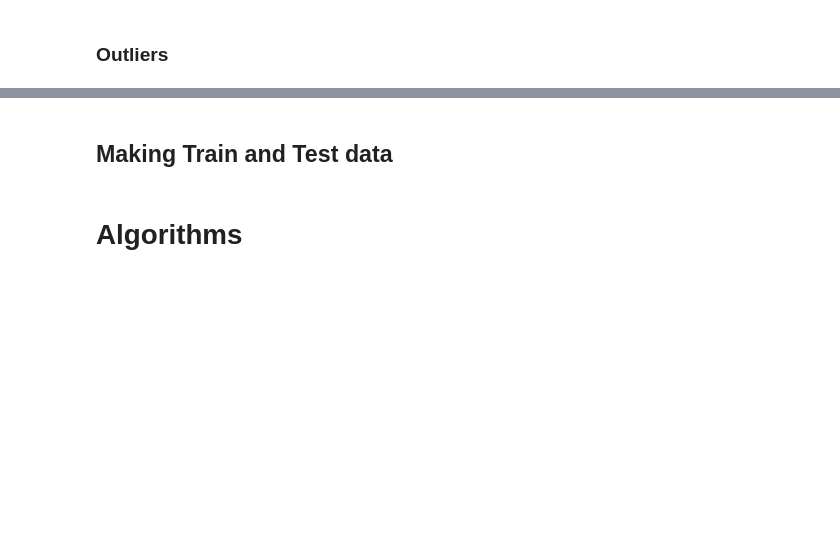
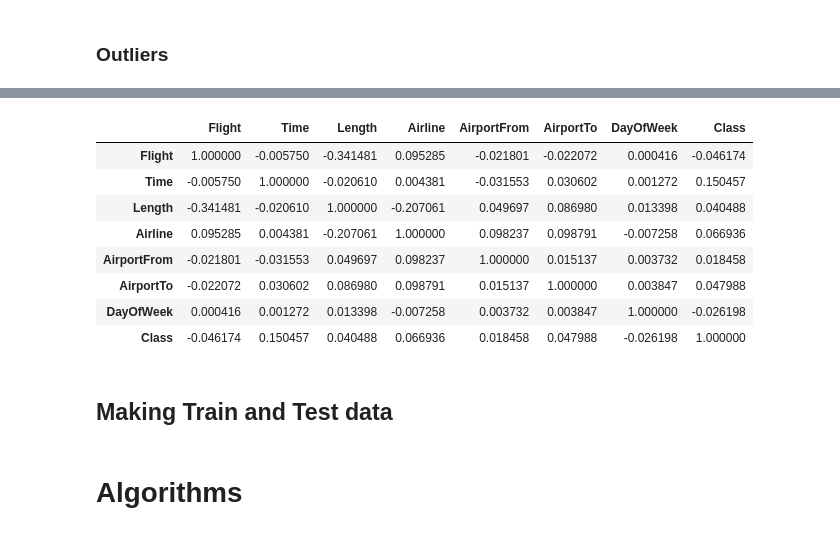
Before and after one commit to ICWeiner/FEUP-IART, a Jupyter notebook: Proj2/IA_T10_G27_Assignment2.ipynb, the cells around one changed output, grey strips where cells are left out. Drawn from its saved outputs; the diff is of its cells as text; code cells hidden in the pictures; blank space fills up the shorter version.

```diff
--- a/Proj2/IA_T10_G27_Assignment2.ipynb
+++ b/Proj2/IA_T10_G27_Assignment2.ipynb
@@ -139,3 +219,15 @@ data.head()
+# %%
+data.corr()
+# %% [output]
+|  | Flight | Time | Length | Airline | AirportFrom | AirportTo | DayOfWeek | Class |
+| Flight | 1.000000 | -0.005750 | -0.341481 | 0.095285 | -0.021801 | -0.022072 | 0.000416 | -0.046174 |
+| Time | -0.005750 | 1.000000 | -0.020610 | 0.004381 | -0.031553 | 0.030602 | 0.001272 | 0.150457 |
+| Length | -0.341481 | -0.020610 | 1.000000 | -0.207061 | 0.049697 | 0.086980 | 0.013398 | 0.040488 |
+| Airline | 0.095285 | 0.004381 | -0.207061 | 1.000000 | 0.098237 | 0.098791 | -0.007258 | 0.066936 |
+| AirportFrom | -0.021801 | -0.031553 | 0.049697 | 0.098237 | 1.000000 | 0.015137 | 0.003732 | 0.018458 |
+| AirportTo | -0.022072 | 0.030602 | 0.086980 | 0.098791 | 0.015137 | 1.000000 | 0.003847 | 0.047988 |
+| DayOfWeek | 0.000416 | 0.001272 | 0.013398 | -0.007258 | 0.003732 | 0.003847 | 1.000000 | -0.026198 |
+| Class | -0.046174 | 0.150457 | 0.040488 | 0.066936 | 0.018458 | 0.047988 | -0.026198 | 1.000000 |
 # %% [markdown]
 ## Making Train and Test data
 # %%
```
Also changed, not shown: parts of 32 cells of this notebook.
